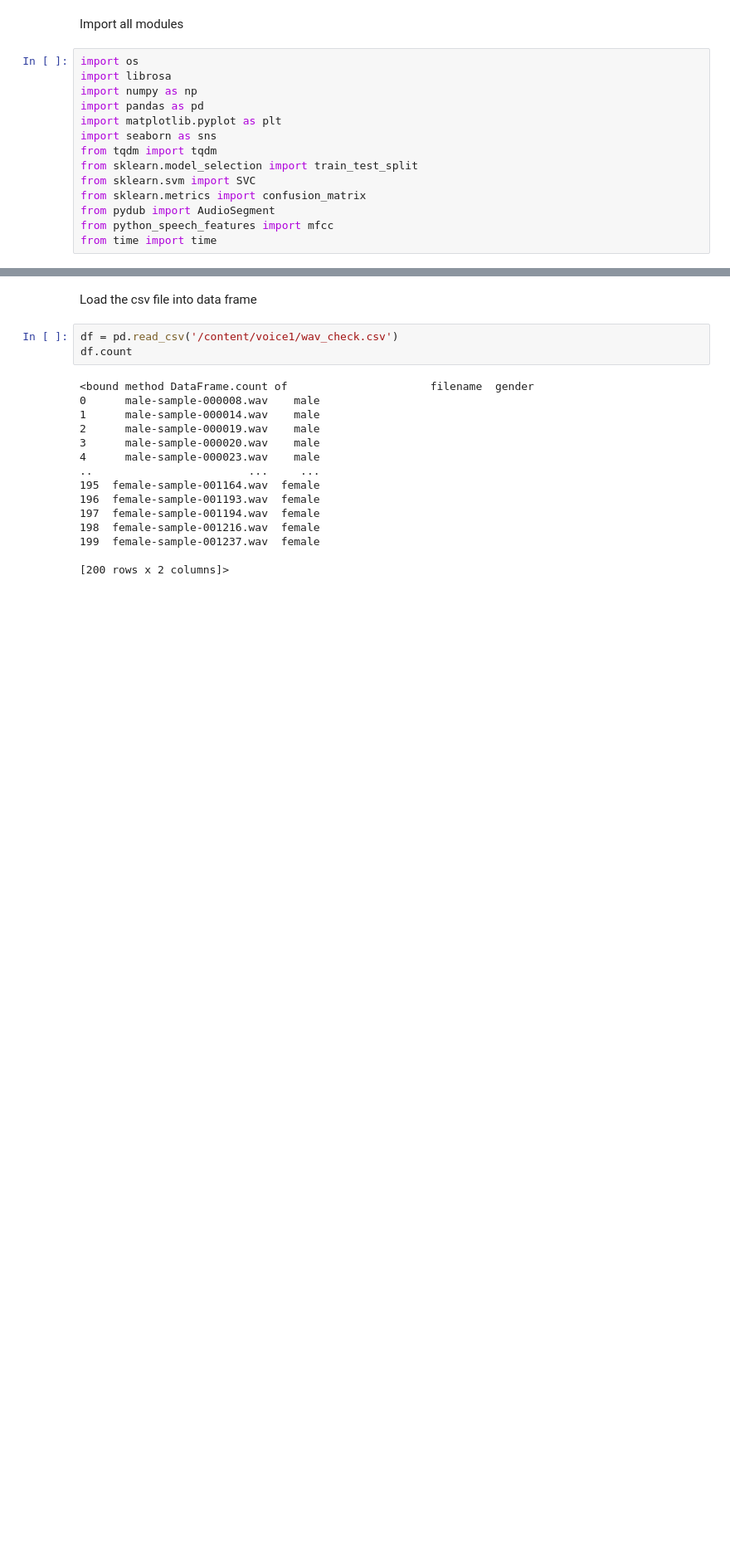
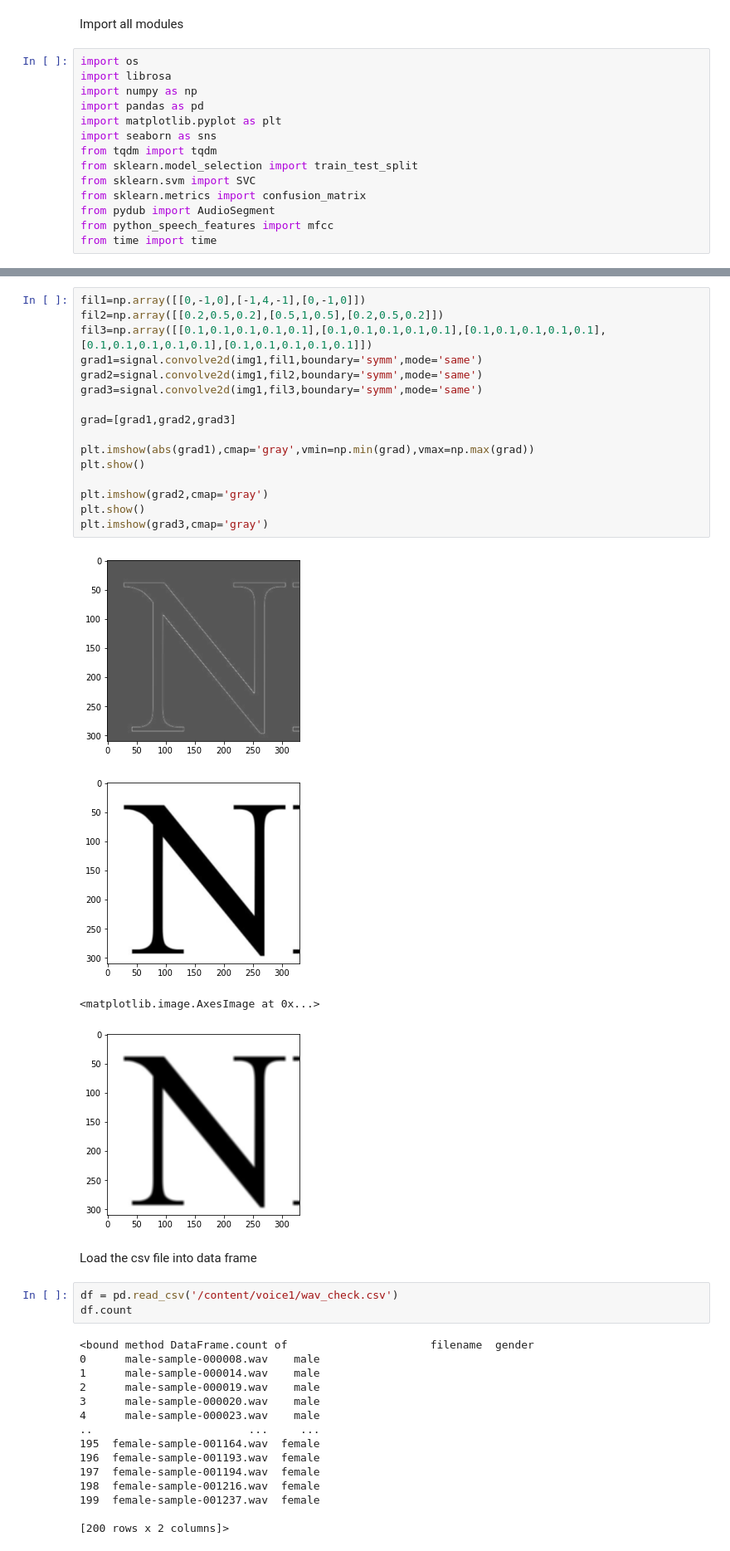
Before and after one commit to nitinsaimajji/Gender-Recognition-By-Voice, a Jupyter notebook: voice_detection_update.ipynb, the cells around one changed output, grey strips where cells are left out. Shown at 83% size. Cells and saved outputs as stored; diff of their text form; blank space fills up the shorter version.

```diff
--- a/voice_detection_update.ipynb
+++ b/voice_detection_update.ipynb
@@ -35,3 +82,24 @@ from time import time
+# %%
+fil1=np.array([[0,-1,0],[-1,4,-1],[0,-1,0]])
+fil2=np.array([[0.2,0.5,0.2],[0.5,1,0.5],[0.2,0.5,0.2]])
+fil3=np.array([[0.1,0.1,0.1,0.1,0.1],[0.1,0.1,0.1,0.1,0.1],[0.1,0.1,0.1,0.1,0.1],[0.1,0.1,0.1,0.1,0.1],[0.1,0.1,0.1,0.1,0.1]])
+grad1=signal.convolve2d(img1,fil1,boundary='symm',mode='same')
+grad2=signal.convolve2d(img1,fil2,boundary='symm',mode='same')
+grad3=signal.convolve2d(img1,fil3,boundary='symm',mode='same')
+
+grad=[grad1,grad2,grad3]
+
+plt.imshow(abs(grad1),cmap='gray',vmin=np.min(grad),vmax=np.max(grad))
+plt.show()
+
+plt.imshow(grad2,cmap='gray')
+plt.show()
+plt.imshow(grad3,cmap='gray')
+# %% [output]
+[figure, added]
+[figure, added]
+<matplotlib.image.AxesImage at 0x...>
+[figure, added]
 # %% [markdown]
 Load the csv file into data frame
 # %%
```
Also changed, not shown: parts of 58 cells of this notebook.
